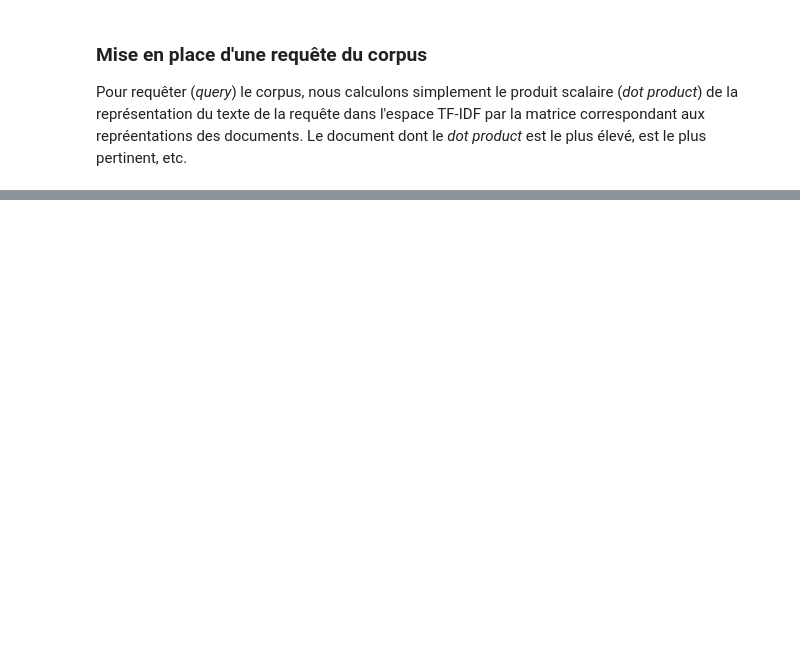
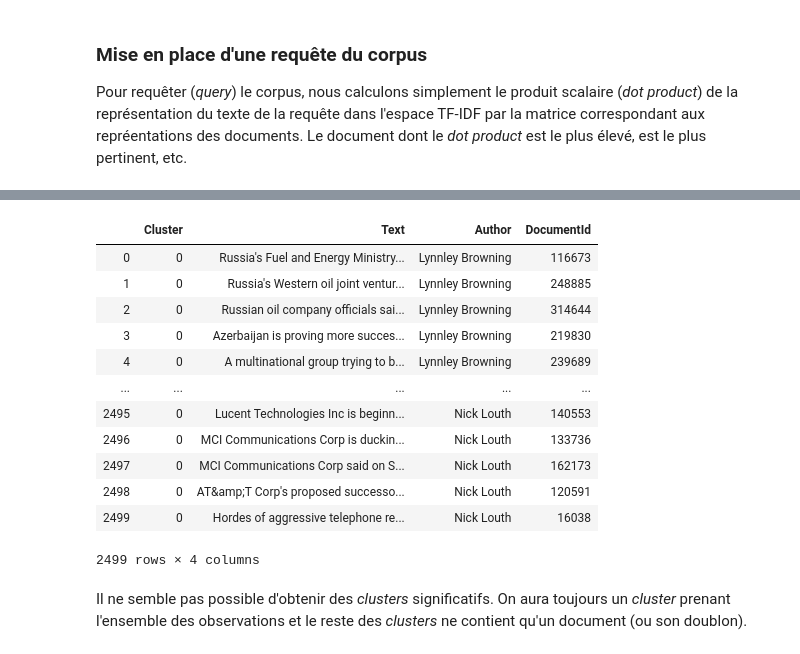
Before and after one commit to Barenn/Indexation-Web-TP, a Jupyter notebook: tp1_renan.ipynb, the cells around one changed output, grey strips where cells are left out. Cells and saved outputs as stored; diff of their text form; code cells hidden in the pictures; blank space fills up the shorter version.

```diff
--- a/tp1.ipynb
+++ b/tp1_renan.ipynb
@@ -326,0 +367,5 @@ Wall time: 117 ms
+# %%
+from sklearn.cluster import MiniBatchKMeans
+from sklearn.cluster import KMeans
+kmeans = MiniBatchKMeans(n_clusters=2, random_state=10).fit(tf_idf_matrix)
+#kmeans = KMeans(n_clusters=20, init='k-means++', n_init=30, n_jobs=-1).fit(tf_idf_matrix)
@@ -326,0 +389,20 @@ Wall time: 117 ms
+# %%
+cluster_documents = pd.DataFrame(kmeans.labels_, columns=['Cluster']).join(texts)
+# %%
+cluster_documents[cluster_documents.Cluster == 0]
+# %% [output]
+|  | Cluster | Text | Author | DocumentId |
+| 0 | 0 | Russia's Fuel and Energy Ministry... | Lynnley Browning | 116673 |
+| 1 | 0 | Russia's Western oil joint ventur... | Lynnley Browning | 248885 |
+| 2 | 0 | Russian oil company officials sai... | Lynnley Browning | 314644 |
+| 3 | 0 | Azerbaijan is proving more succes... | Lynnley Browning | 219830 |
+| 4 | 0 | A multinational group trying to b... | Lynnley Browning | 239689 |
+| ... | ... | ... | ... | ... |
+| 2495 | 0 | Lucent Technologies Inc is beginn... | Nick Louth | 140553 |
+| 2496 | 0 | MCI Communications Corp is duckin... | Nick Louth | 133736 |
+| 2497 | 0 | MCI Communications Corp said on S... | Nick Louth | 162173 |
+| 2498 | 0 | AT&amp;T Corp's proposed successo... | Nick Louth | 120591 |
+| 2499 | 0 | Hordes of aggressive telephone re... | Nick Louth | 16038 |
+2499 rows × 4 columns
+# %% [markdown]
+Il ne semble pas possible d'obtenir des _clusters_ significatifs. On aura toujours un _cluster_ prenant l'ensemble des observations et le reste des _clusters_ ne contient qu'un document (ou son doublon).
```
Also changed, not shown: parts of 8 cells of this notebook, 1 other file.
